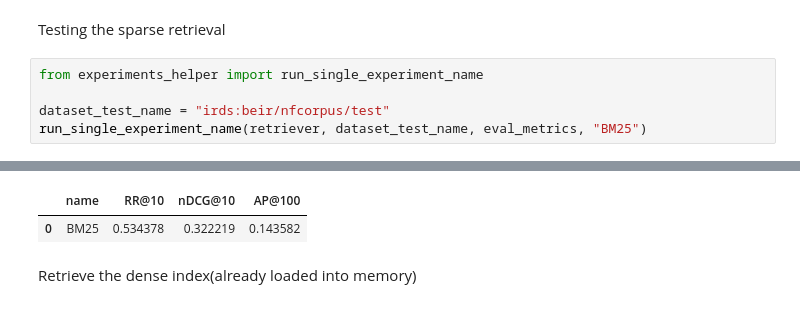
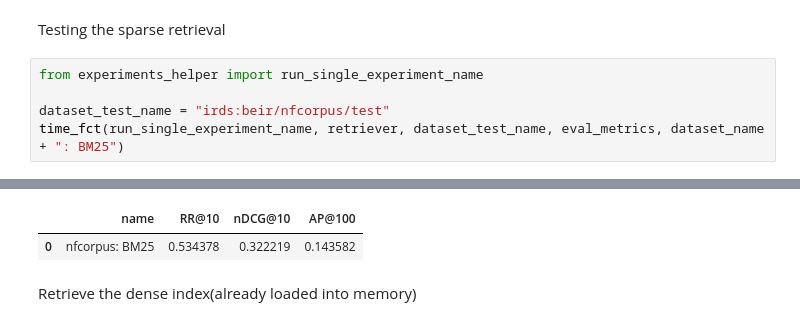
Before and after one commit to anistor09/Neural_Ranking_Models, a Jupyter notebook: gte-base-en-v1.5/experiments/experiments.py.ipynb, the cells around one changed output, grey strips where cells are left out. Saved outputs shown, nothing was run; the diff lists cells and outputs as text.

```diff
--- a/gte-base-en-v1.5/experiments/experiments.py.ipynb
+++ b/gte-base-en-v1.5/experiments/experiments.py.ipynb
@@ -35,5 +32,5 @@ Testing the sparse retrieval
 from experiments_helper import run_single_experiment_name
 
 dataset_test_name = "irds:beir/nfcorpus/test"
-run_single_experiment_name(retriever, dataset_test_name, eval_metrics, "BM25")
+time_fct(run_single_experiment_name, retriever, dataset_test_name, eval_metrics, dataset_name + ": BM25")
 # %% [output]
@@ -40,5 +38,5 @@ run_single_experiment_name(retriever, dataset_test_name, eval_metrics, "BM25")
 |  | name | RR@10 | nDCG@10 | AP@100 |
-| 0 | BM25 | 0.534378 | 0.322219 | 0.143582 |
+| 0 | nfcorpus: BM25 | 0.534378 | 0.322219 | 0.143582 |
 # %% [markdown]
 Retrieve the dense index(already loaded into memory)
 # %%
```
Also changed, not shown: parts of 19 cells of this notebook, 5 other files.
